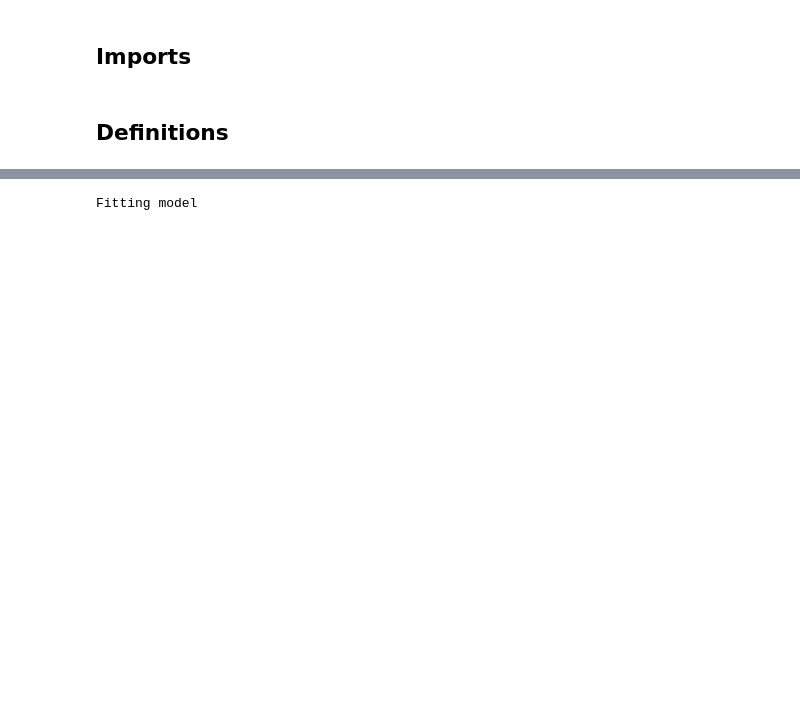
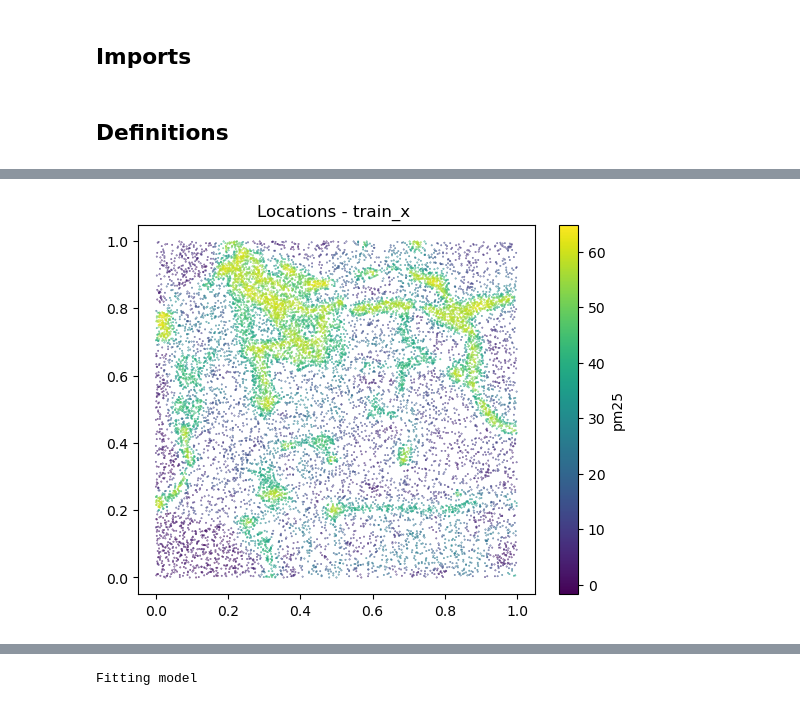
Before and after one commit to WatchmeDoc/PAI-2023, a Jupyter notebook: task01/solution.ipynb, the cells around one changed output, grey strips where cells are left out. Saved outputs shown, nothing was run; the diff lists cells and outputs as text; code cells hidden in the pictures; blank space fills up the shorter version.

```diff
--- a/task01/solution.ipynb
+++ b/task01/solution.ipynb
@@ -191,0 +316,7 @@ def extract_city_area_information(train_x: np.ndarray, test_x: np.ndarray) -> ty
+# %%
+plt.scatter(*train_x_2D.T, c=train_y, s=0.1)
+plt.title('Locations - train_x ')
+plt.colorbar(label='pm25')
+plt.show()
+# %% [output]
+[figure, added]
```
Also changed, not shown: parts of 40 cells of this notebook, 1 other file.
